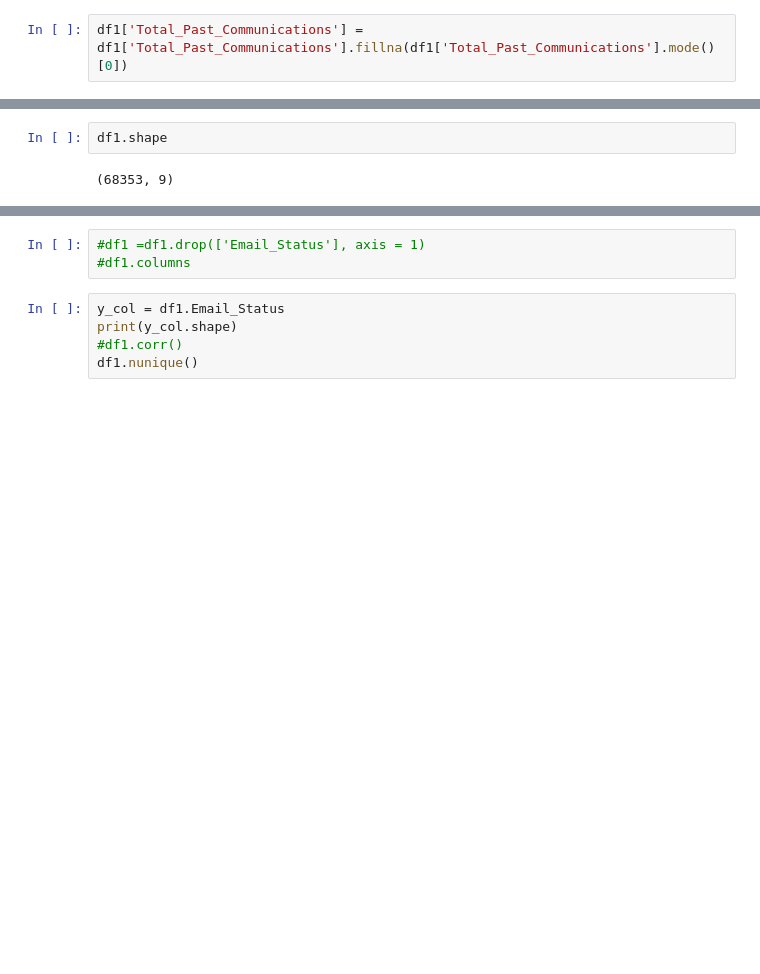
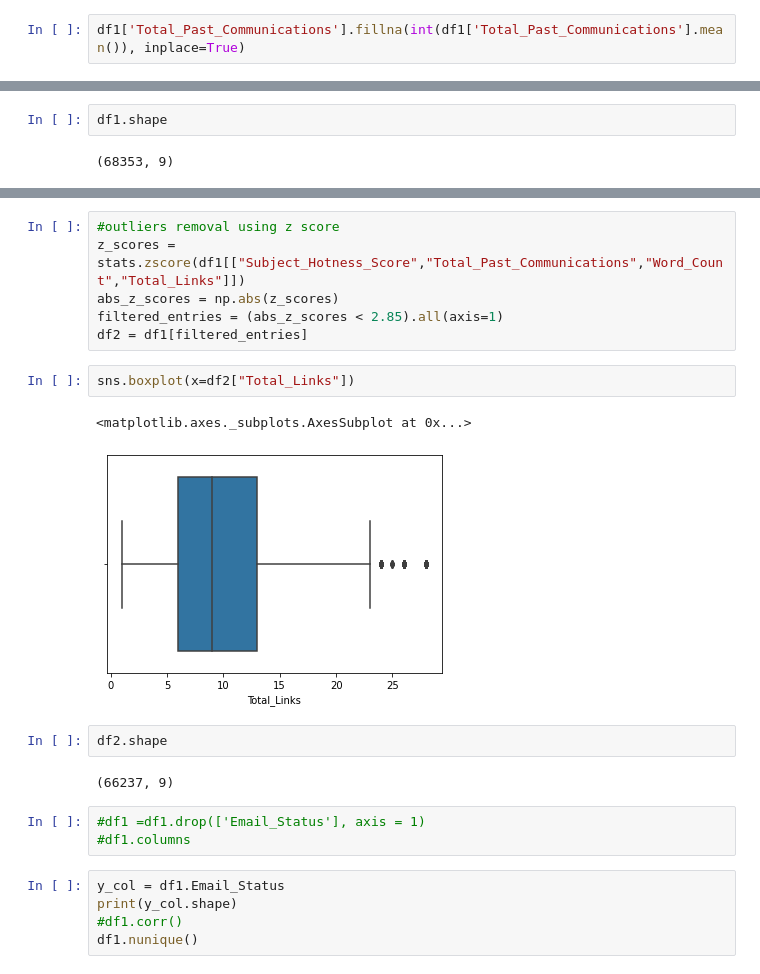
Before and after one commit to Kaizensk/Email-marketing-effectiveness-prediction, a Jupyter notebook: ShwetaKumari_Capstone2_EmailEffectivenessPrediction.ipynb, the cells around one changed output, grey strips where cells are left out. Drawn from its saved outputs; the diff is of its cells as text; blank space fills up the shorter version.

```diff
--- a/ShwetaKumari_Capstone2_EmailEffectivenessPrediction.ipynb
+++ b/ShwetaKumari_Capstone2_EmailEffectivenessPrediction.ipynb
@@ -250,8 +250,8 @@ sns.distplot(df1['Subject_Hotness_Score'])
 [figure]
 # %%
 df1['Total_Links'] = df1['Total_Links'].fillna(df1['Total_Links'].mode()[0])
-# %%
-df1['Total_Past_Communications'] = df1['Total_Past_Communications'].fillna(df1['Total_Past_Communications'].mode()[0])
+# %%
+df1['Total_Past_Communications'].fillna(int(df1['Total_Past_Communications'].mean()), inplace=True)
 # %%
 df1['Total_Images'] = df1['Total_Images'].fillna(df1['Total_Images'].mode()[0])
 # %%
@@ -366,3 +389,18 @@ df1.shape
+# %%
+#outliers removal using z score
+z_scores = stats.zscore(df1[["Subject_Hotness_Score","Total_Past_Communications","Word_Count","Total_Links"]])
+abs_z_scores = np.abs(z_scores)
+filtered_entries = (abs_z_scores < 2.85).all(axis=1)
+df2 = df1[filtered_entries]
+# %%
+sns.boxplot(x=df2["Total_Links"])
+# %% [output]
+<matplotlib.axes._subplots.AxesSubplot at 0x...>
+[figure, added]
+# %%
+df2.shape
+# %% [output]
+(66237, 9)
 # %%
 #df1 =df1.drop(['Email_Status'], axis = 1)
 #df1.columns
```
Also changed, not shown: parts of 86 cells of this notebook.
